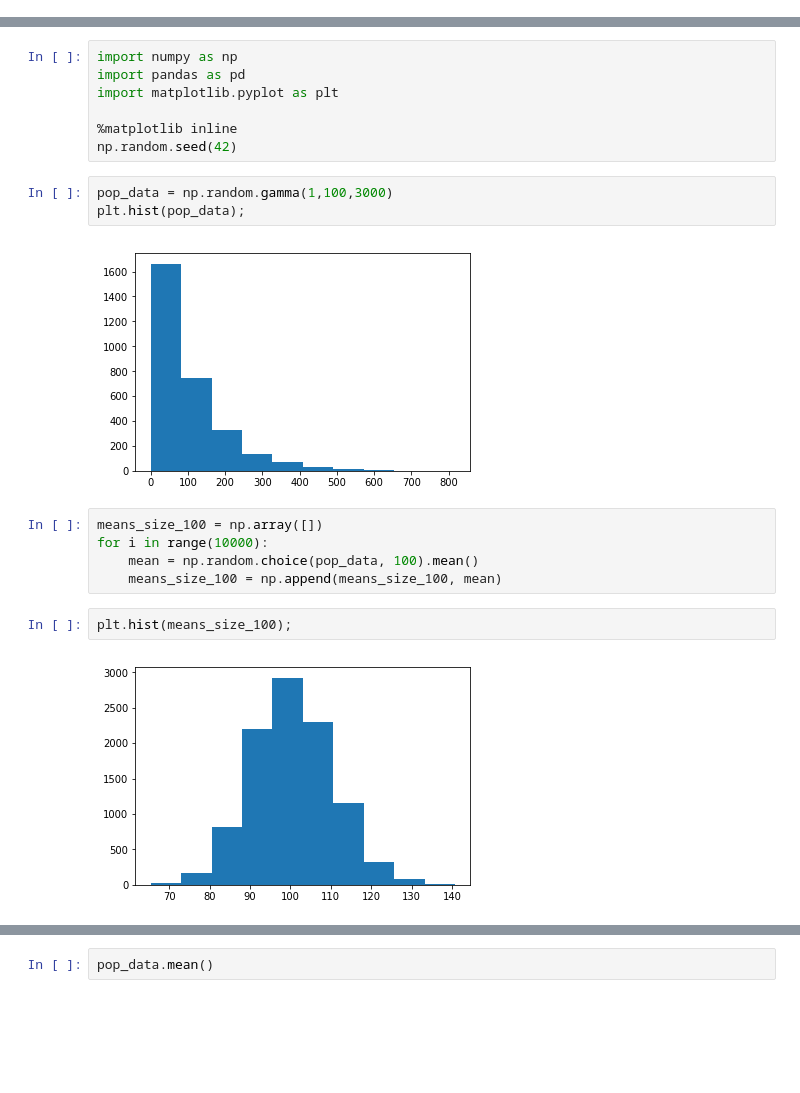
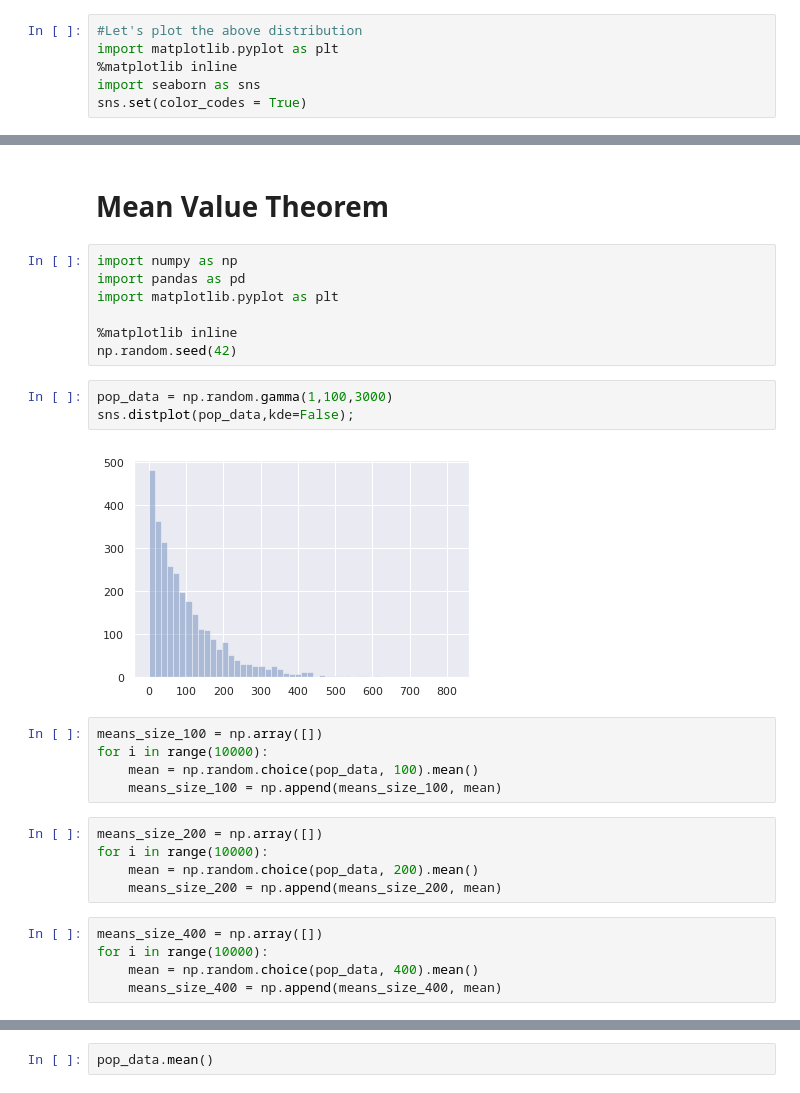
Before and after one commit to abhiksark/Google-Developer-Talk-NITRaipur, a Jupyter notebook: Probablity and Stats.ipynb, the cells around one changed output, grey strips where cells are left out. Saved outputs shown, nothing was run; the diff lists cells and outputs as text; blank space fills up the shorter version.

```diff
--- a/Probablity and Stats.ipynb
+++ b/Probablity and Stats.ipynb
@@ -0,0 +32,6 @@
+# %%
+#Let's plot the above distribution
+import matplotlib.pyplot as plt
+%matplotlib inline
+import seaborn as sns
+sns.set(color_codes = True)
@@ -1,3 +62,5 @@
+# %% [markdown]
+# Mean Value Theorem
 # %%
 import numpy as np
 import pandas as pd
@@ -7,15 +70,21 @@ import matplotlib.pyplot as plt
 np.random.seed(42)
 # %%
 pop_data = np.random.gamma(1,100,3000)
-plt.hist(pop_data);
+sns.distplot(pop_data,kde=False);
 # %% [output]
-[figure, old version]
+[figure, new version]
 # %%
 means_size_100 = np.array([])
 for i in range(10000):
     mean = np.random.choice(pop_data, 100).mean()
     means_size_100 = np.append(means_size_100, mean)
-# %%
-plt.hist(means_size_100);
-# %% [output]
-[figure, removed]
+# %%
+means_size_200 = np.array([])
+for i in range(10000):
+    mean = np.random.choice(pop_data, 200).mean()
+    means_size_200 = np.append(means_size_200, mean)
+# %%
+means_size_400 = np.array([])
+for i in range(10000):
+    mean = np.random.choice(pop_data, 400).mean()
+    means_size_400 = np.append(means_size_400, mean)
```
Also changed, not shown: parts of 24 cells of this notebook, 1 other file.
